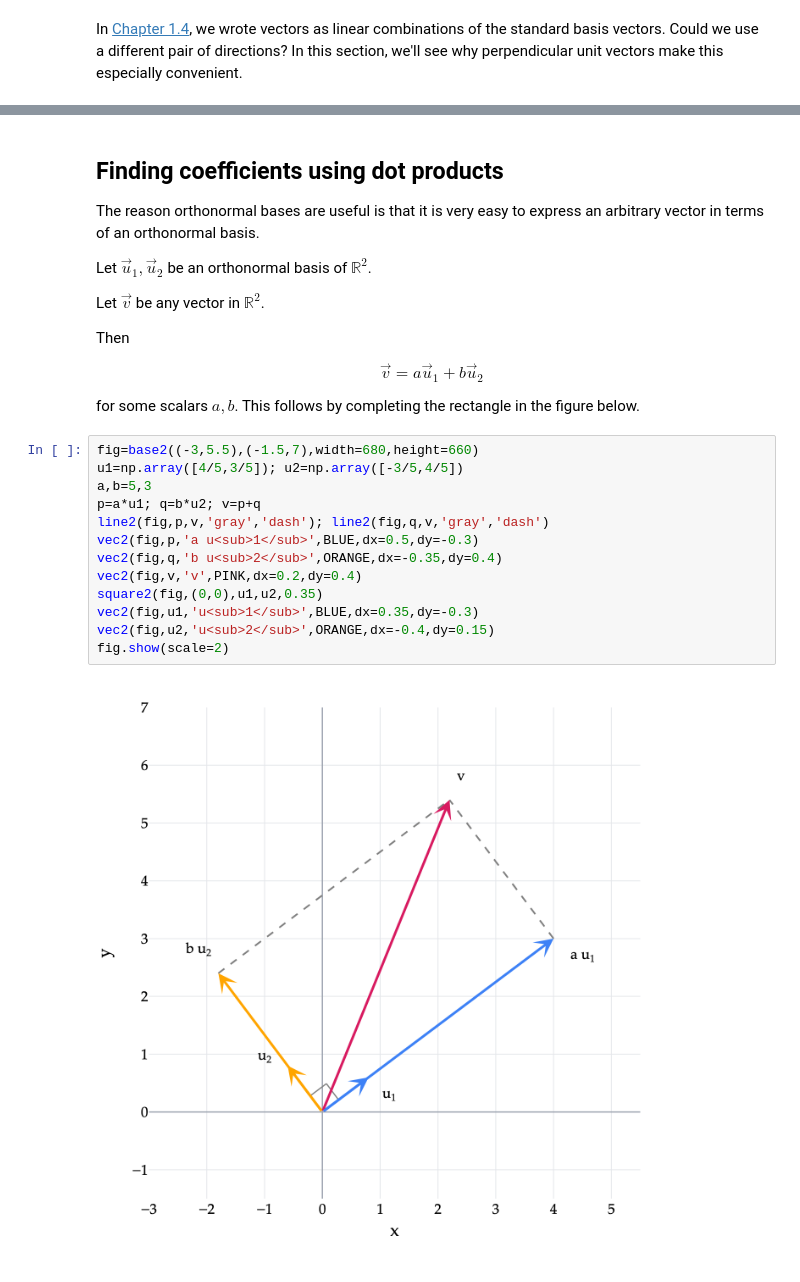
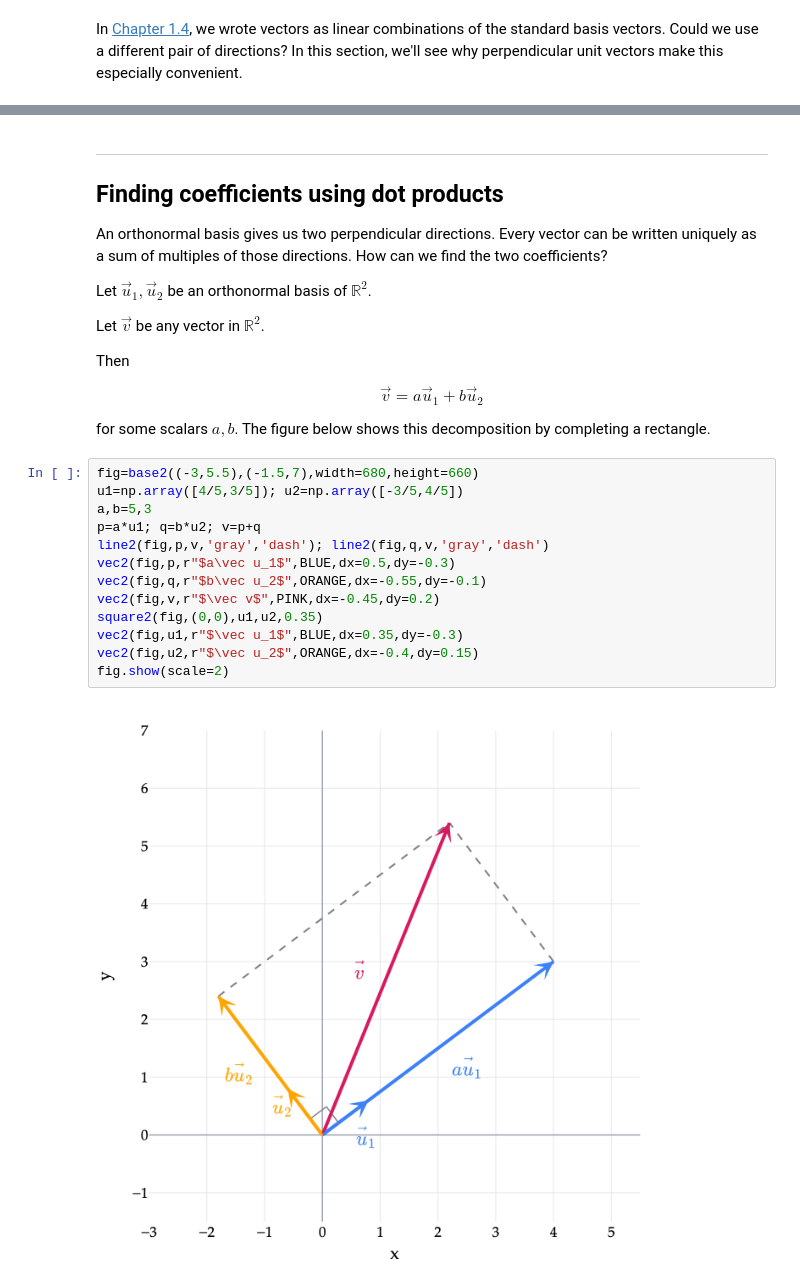
Before and after one commit to math-124/notes, a Jupyter notebook: ch02/02-02.ipynb, the cells around one changed output, grey strips where cells are left out. Cells and saved outputs as stored; diff of their text form.

```diff
--- a/ch02/02-02.ipynb
+++ b/ch02/02-02.ipynb
@@ -314,8 +299,9 @@ Note that an orthonormal basis is not unique.
 # %% [markdown]
+---
+
 ## Finding coefficients using dot products
 
-The reason orthonormal bases are useful is that it is very easy to express an
-arbitrary vector in terms of an orthonormal basis.
+An orthonormal basis gives us two perpendicular directions. Every vector can be written uniquely as a sum of multiples of those directions. How can we find the two coefficients?
 
 Let $\vec u_1,\vec u_2$ be an orthonormal basis of $\mathbb{R}^2$.
 
@@ -327,19 +313,19 @@ $$
 \vec v=a\vec u_1+b\vec u_2
 $$
 
-for some scalars $a,b$. This follows by completing the rectangle in the figure below.
+for some scalars $a,b$. The figure below shows this decomposition by completing a rectangle.
 # %%
 fig=base2((-3,5.5),(-1.5,7),width=680,height=660)
 u1=np.array([4/5,3/5]); u2=np.array([-3/5,4/5])
 a,b=5,3
 p=a*u1; q=b*u2; v=p+q
 line2(fig,p,v,'gray','dash'); line2(fig,q,v,'gray','dash')
-vec2(fig,p,'a u<sub>1</sub>',BLUE,dx=0.5,dy=-0.3)
-vec2(fig,q,'b u<sub>2</sub>',ORANGE,dx=-0.35,dy=0.4)
-vec2(fig,v,'v',PINK,dx=0.2,dy=0.4)
+vec2(fig,p,r"$a\vec u_1$",BLUE,dx=0.5,dy=-0.3)
+vec2(fig,q,r"$b\vec u_2$",ORANGE,dx=-0.55,dy=-0.1)
+vec2(fig,v,r"$\vec v$",PINK,dx=-0.45,dy=0.2)
 square2(fig,(0,0),u1,u2,0.35)
-vec2(fig,u1,'u<sub>1</sub>',BLUE,dx=0.35,dy=-0.3)
-vec2(fig,u2,'u<sub>2</sub>',ORANGE,dx=-0.4,dy=0.15)
+vec2(fig,u1,r"$\vec u_1$",BLUE,dx=0.35,dy=-0.3)
+vec2(fig,u2,r"$\vec u_2$",ORANGE,dx=-0.4,dy=0.15)
 fig.show(scale=2)
 # %% [output]
-[figure, old version]
+[figure, new version]
```
Also changed, not shown: parts of 24 cells of this notebook, 2 other files.
